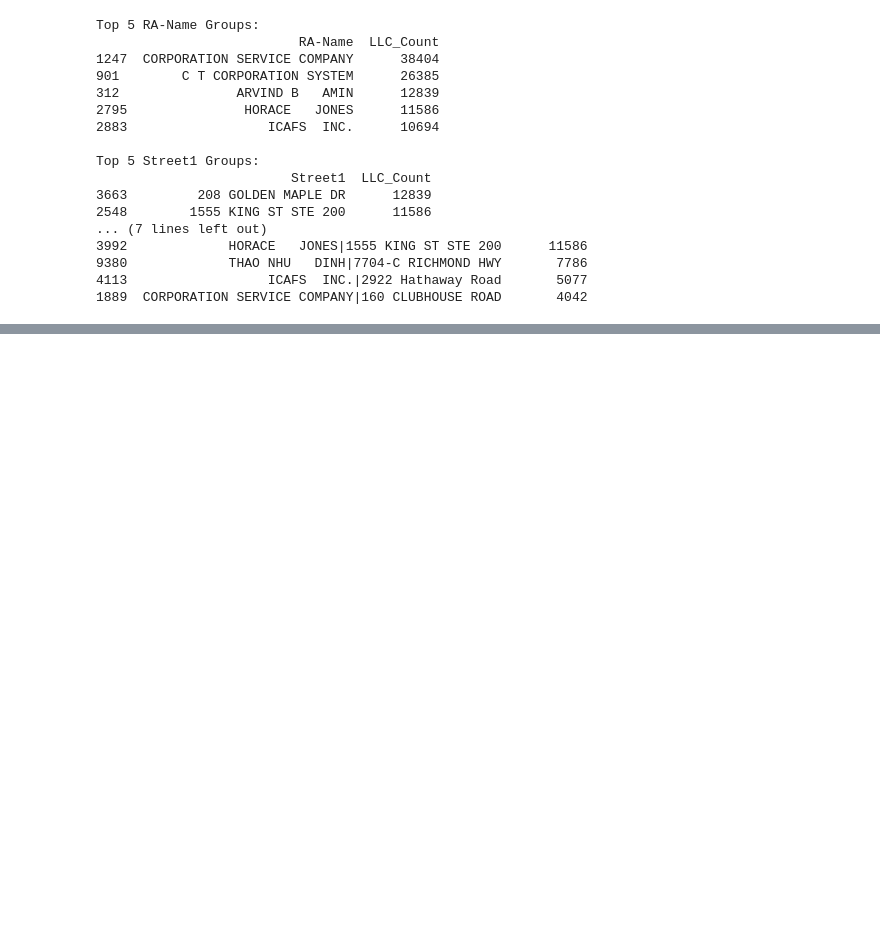
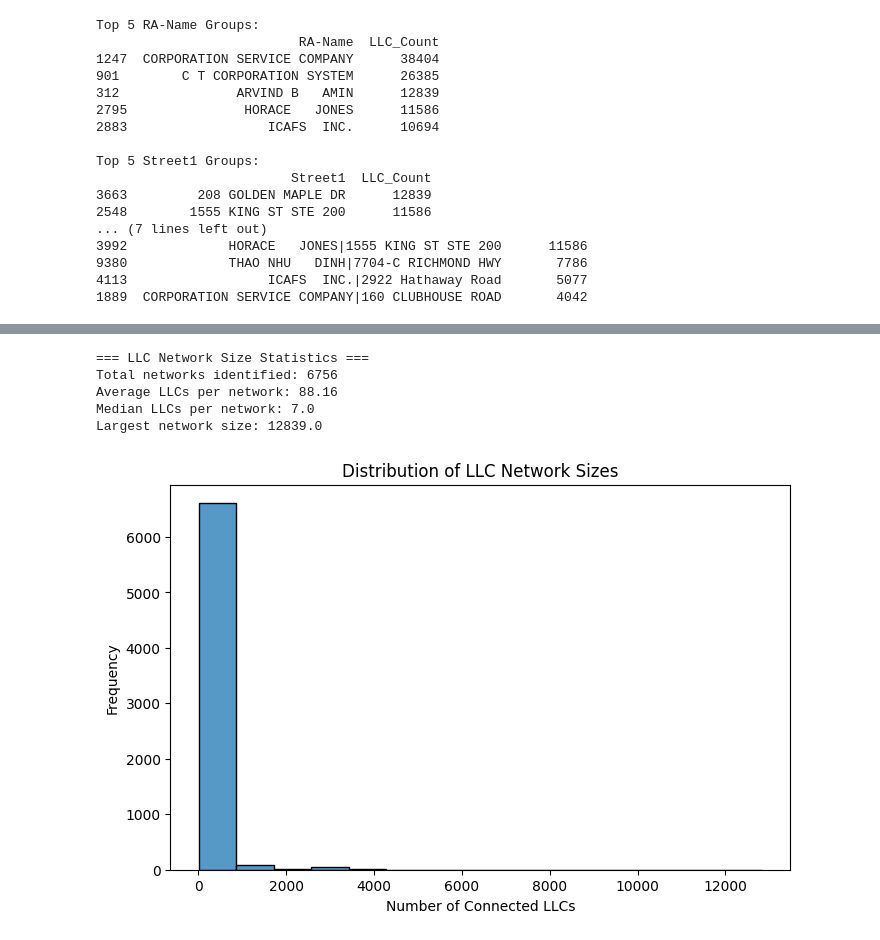
Before and after one commit to w-mayer/eviction_data, a Jupyter notebook: SCRIPTS/evictions_eda.ipynb, the cells around one changed output, grey strips where cells are left out. Saved outputs shown, nothing was run; the diff lists cells and outputs as text; code cells hidden in the pictures; blank space fills up the shorter version.

```diff
--- a/SCRIPTS/evictions_eda.ipynb
+++ b/SCRIPTS/evictions_eda.ipynb
@@ -44,17 +48,17 @@ Index(['plaintiff_name', 'defendant_name', 'defendant_zip', 'c2dp_case_id',
        'Is Protected Series', 'Series LLC ID', 'Name_normalized'],
       dtype='object')
 # %%
-### Heuristic Matching
-# Group by Registered Agent (RA-Name)
-ra_groups = df.groupby('RA-Name').size().reset_index(name='LLC_Count')
-ra_groups = ra_groups.sort_values(by='LLC_Count', ascending=False)
+# ### Heuristic Matching
+# # Group by Registered Agent (RA-Name)
+# ra_groups = df.groupby('RA-Name').size().reset_index(name='LLC_Count')
+# ra_groups = ra_groups.sort_values(by='LLC_Count', ascending=False)
 
-# Group by Address (Street1)
-address_groups = df.groupby('Street1').size().reset_index(name='LLC_Count')
-address_groups = address_groups.sort_values(by='LLC_Count', ascending=False)
+# # Group by Address (Street1)
+# address_groups = df.groupby('Street1').size().reset_index(name='LLC_Count')
+# address_groups = address_groups.sort_values(by='LLC_Count', ascending=False)
 
-# Group by composite key: RA-Name + Street1
-df['Composite_Key'] = df['RA-Name'] + '|' + df['Street1']
-composite_groups = df.groupby('Composite_Key').size().reset_index(name='LLC_Count')
-composite_groups = composite_groups.sort_values(by='LLC_Count', ascending=False)
+# # Group by composite key: RA-Name + Street1
+# df['Composite_Key'] = df['RA-Name'] + '|' + df['Street1']
+# composite_groups = df.groupby('Composite_Key').size().reset_index(name='LLC_Count')
+# composite_groups = composite_groups.sort_values(by='LLC_Count', ascending=False)
 # %%
@@ -263,0 +431,21 @@ print(overlap[['Name', 'RA-Name', 'Street1', 'plaintiff_name_ra']].head(5))
+# %%
+network_size_stats = composite_groups['LLC_Count'].describe()
+print("=== LLC Network Size Statistics ===")
+print(f"Total networks identified: {len(composite_groups)}")
+print(f"Average LLCs per network: {network_size_stats['mean']:.2f}")
+print(f"Median LLCs per network: {network_size_stats['50%']:.1f}")
+print(f"Largest network size: {network_size_stats['max']}")
+
+plt.figure(figsize=(8, 5))
+sns.histplot(composite_groups['LLC_Count'], bins=15)
+plt.title('Distribution of LLC Network Sizes')
+plt.xlabel('Number of Connected LLCs')
+plt.ylabel('Frequency')
+plt.savefig('../OUTPUT/network_sizes.png')
+# %% [output]
+=== LLC Network Size Statistics ===
+Total networks identified: 6756
+Average LLCs per network: 88.16
+Median LLCs per network: 7.0
+Largest network size: 12839.0
+[figure, added]
```
Also changed, not shown: parts of 17 cells of this notebook, 5 other files.
